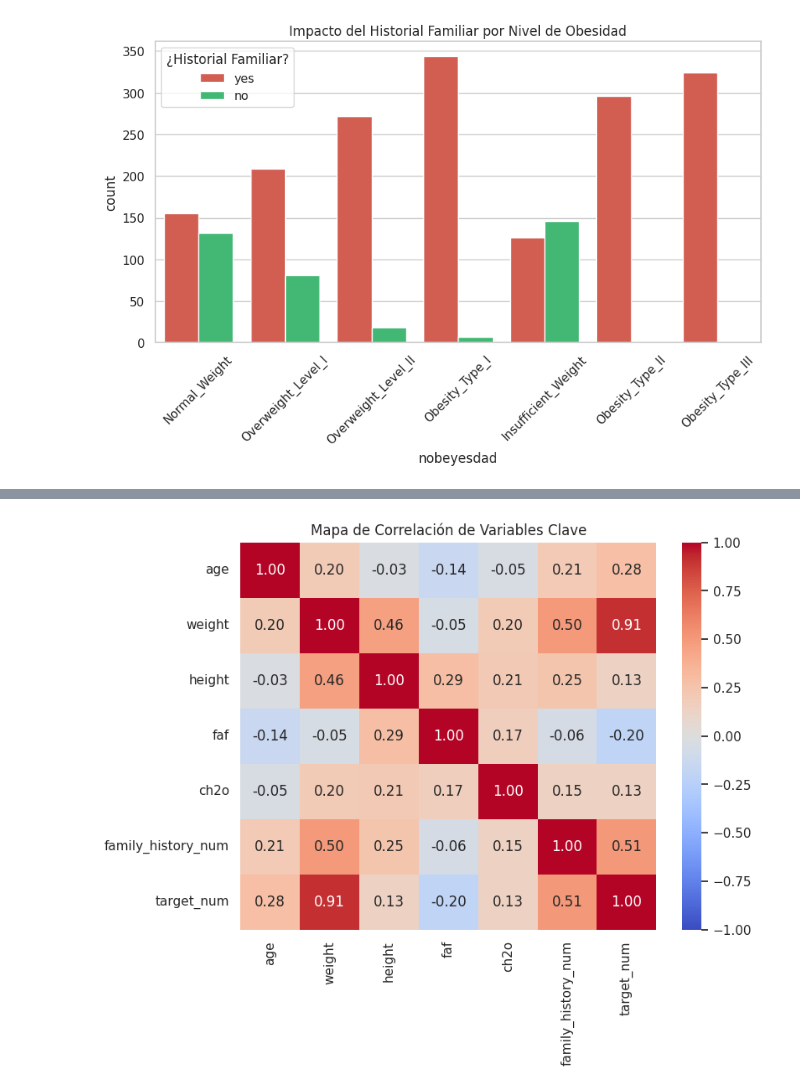
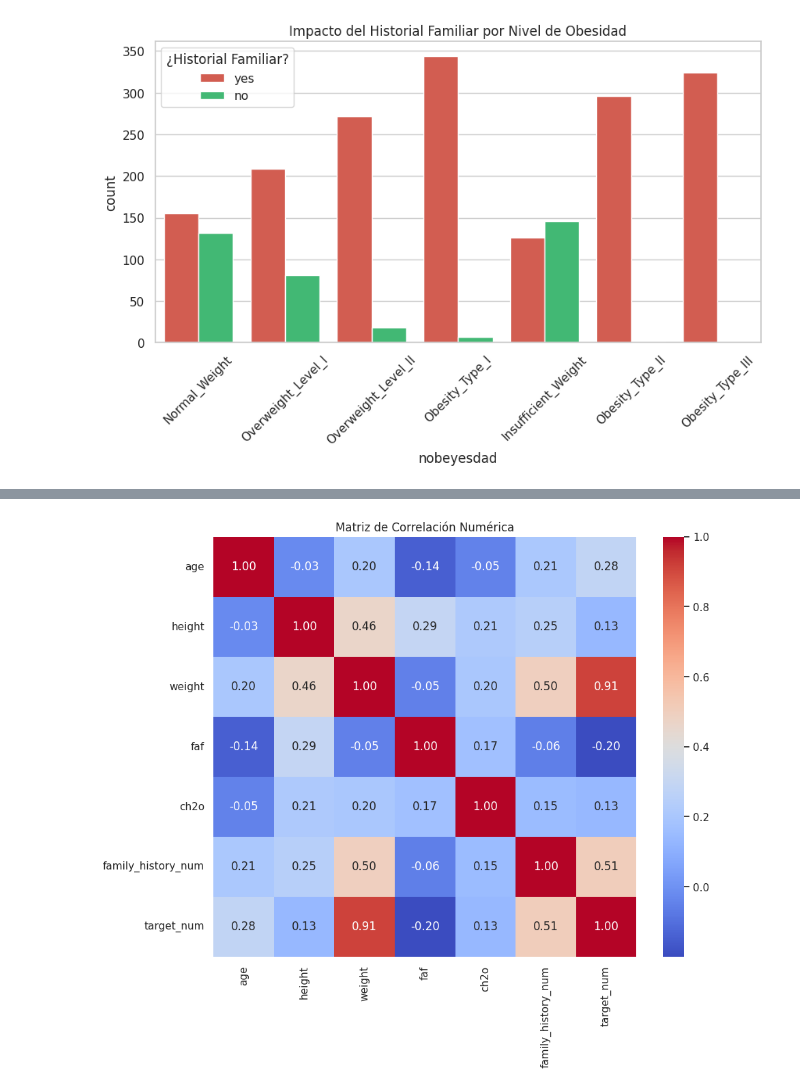
Before and after one commit to Bootcamp-IA-P6/p7_g1_multiclase, a Jupyter notebook: notebooks/eda_obesity_m.ipynb, the cells around one changed output, grey strips where cells are left out. Saved outputs shown, nothing was run; the diff lists cells and outputs as text; code cells hidden in the pictures.

```diff
--- a/notebooks/eda_obesity_m.ipynb
+++ b/notebooks/eda_obesity_m.ipynb
@@ -170,21 +355,16 @@ Analizamos la variable `family_history_with_overweight`  y observamos que en `ob
 # %%
-# Mapeo de texto a números manteniendo el estándar snake_case
-diccionario_obesidad = {
+# Mapeo previo para incluir variables clave
+data_corr = df.copy()
+data_corr['target_num'] = data_corr['nobeyesdad'].map({
     'Insufficient_Weight': 0, 'Normal_Weight': 1, 'Overweight_Level_I': 2,
     'Overweight_Level_II': 3, 'Obesity_Type_I': 4, 'Obesity_Type_II': 5, 'Obesity_Type_III': 6
-}
+})
+data_corr['family_history_num'] = data_corr['family_history_with_overweight'].map({'yes': 1, 'no': 0})
 
-# Creación de nuevas columnas limpias
-df['target_num'] = df['nobeyesdad'].map(diccionario_obesidad)
-df['family_history_num'] = df['family_history_with_overweight'].map({'yes': 1, 'no': 0})
-
-# Selección de variables
-columnas_corr =['age', 'weight', 'height', 'faf', 'ch2o', 'family_history_num', 'target_num']
-corr = df[columnas_corr].corr()
-
-plt.figure(figsize=(8, 6))
-sns.heatmap(corr, annot=True, cmap='coolwarm', fmt=".2f", vmin=-1, vmax=1)
-plt.title('Mapa de Correlación de Variables Clave')
+plt.figure(figsize=(10,8))
+sns.heatmap(data_corr[["age", "height", "weight", "faf", "ch2o", "family_history_num", "target_num"]].corr(),
+            annot=True, cmap='coolwarm', fmt=".2f")
+plt.title("Matriz de Correlación Numérica")
 plt.show()
 # %% [output]
-[figure, old version]
+[figure, new version]
```
Also changed, not shown: parts of 38 cells of this notebook, 1 other file.
